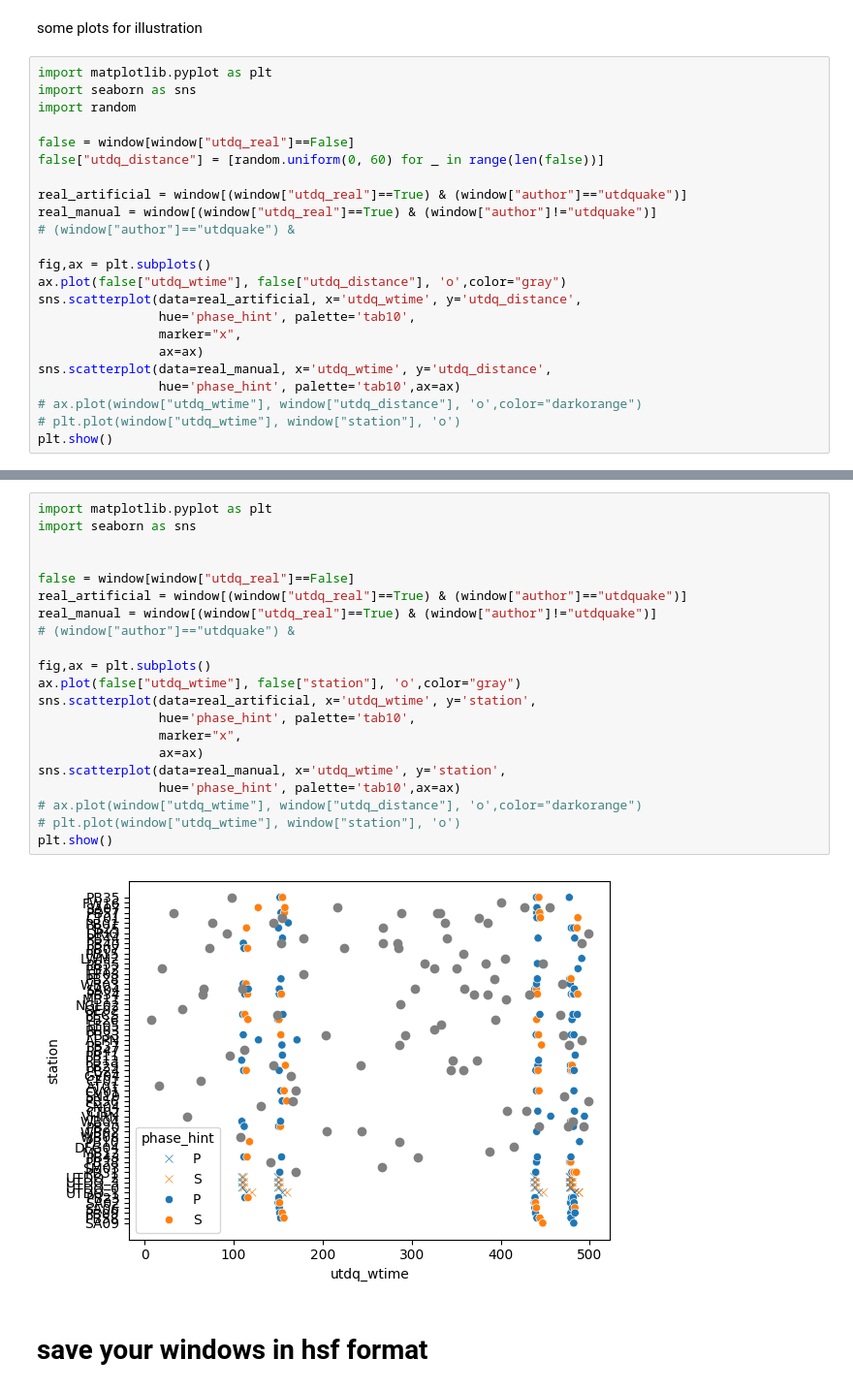
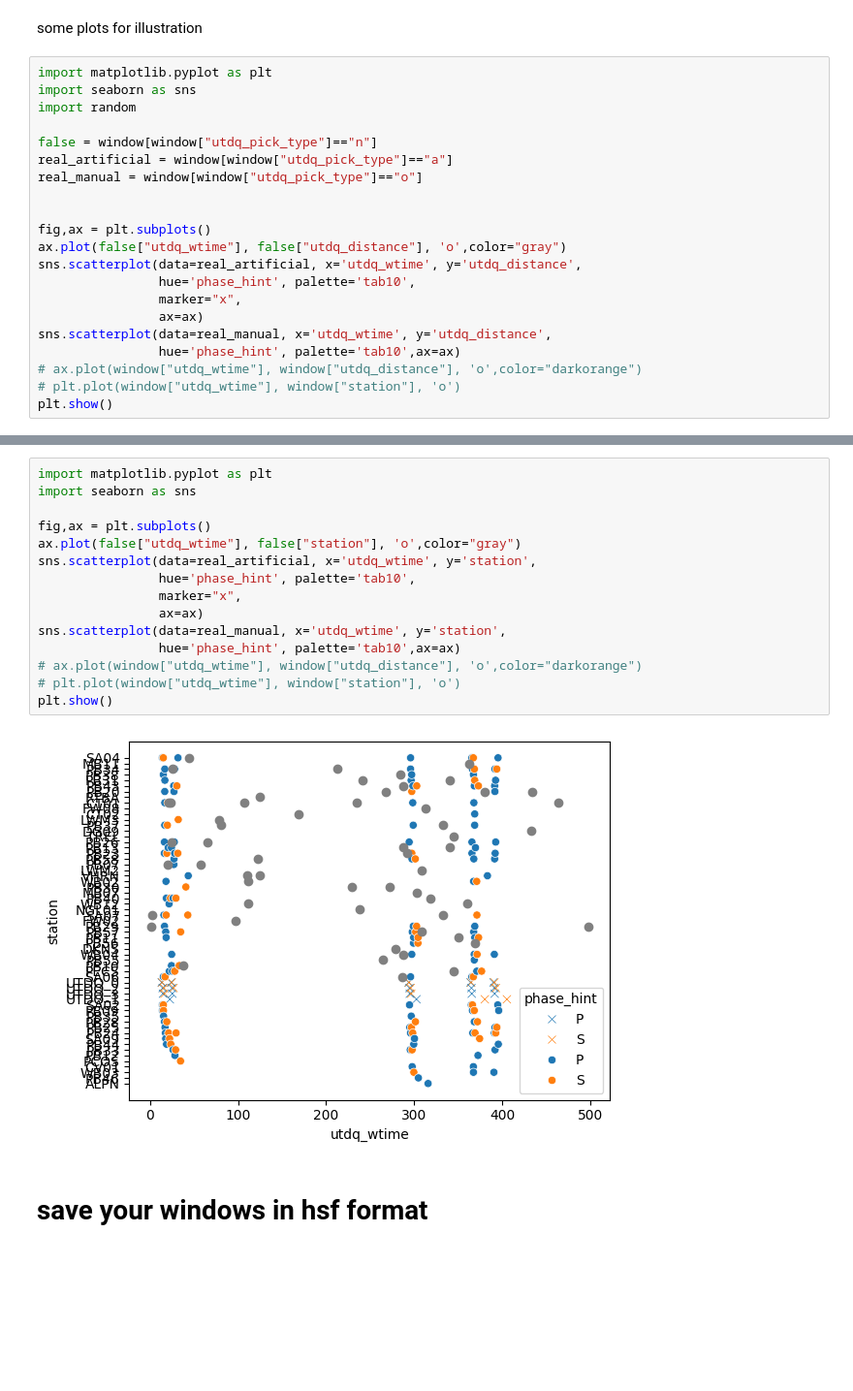
Before and after one commit to ecastillot/UTDQuake, a Jupyter notebook: examples/utd_window.ipynb, the cells around one changed output, grey strips where cells are left out. Shown at 97% size. Cells and saved outputs as stored; diff of their text form; blank space fills up the shorter version.

```diff
--- a/examples/utd_window.ipynb
+++ b/examples/utd_window.ipynb
@@ -212,12 +204,10 @@ import matplotlib.pyplot as plt
 import seaborn as sns
 import random
 
-false = window[window["utdq_real"]==False]
-false["utdq_distance"] = [random.uniform(0, 60) for _ in range(len(false))]
+false = window[window["utdq_pick_type"]=="n"]
+real_artificial = window[window["utdq_pick_type"]=="a"]
+real_manual = window[window["utdq_pick_type"]=="o"]
 
-real_artificial = window[(window["utdq_real"]==True) & (window["author"]=="utdquake")]
-real_manual = window[(window["utdq_real"]==True) & (window["author"]!="utdquake")]
-# (window["author"]=="utdquake") &
 
 fig,ax = plt.subplots()
 ax.plot(false["utdq_wtime"], false["utdq_distance"], 'o',color="gray")
@@ -240,26 +225,20 @@ See the caveats in the documentation: https://pandas.pydata.org/pandas-docs/stab
 # %%
 import matplotlib.pyplot as plt
 import seaborn as sns
-
-
-false = window[window["utdq_real"]==False]
-real_artificial = window[(window["utdq_real"]==True) & (window["author"]=="utdquake")]
-real_manual = window[(window["utdq_real"]==True) & (window["author"]!="utdquake")]
-# (window["author"]=="utdquake") &
 
 fig,ax = plt.subplots()
 ax.plot(false["utdq_wtime"], false["station"], 'o',color="gray")
 sns.scatterplot(data=real_artificial, x='utdq_wtime', y='station',
                 hue='phase_hint', palette='tab10',
                 marker="x",
                 ax=ax)
 sns.scatterplot(data=real_manual, x='utdq_wtime', y='station',
                 hue='phase_hint', palette='tab10',ax=ax)
 # ax.plot(window["utdq_wtime"], window["utdq_distance"], 'o',color="darkorange")
 # plt.plot(window["utdq_wtime"], window["station"], 'o')
 plt.show()
 # %% [output]
-[figure, old version]
+[figure, new version]
 # %% [markdown]
 # save your windows in hsf format
 # %%
```
Also changed, not shown: parts of 9 cells of this notebook, 6 other files.
